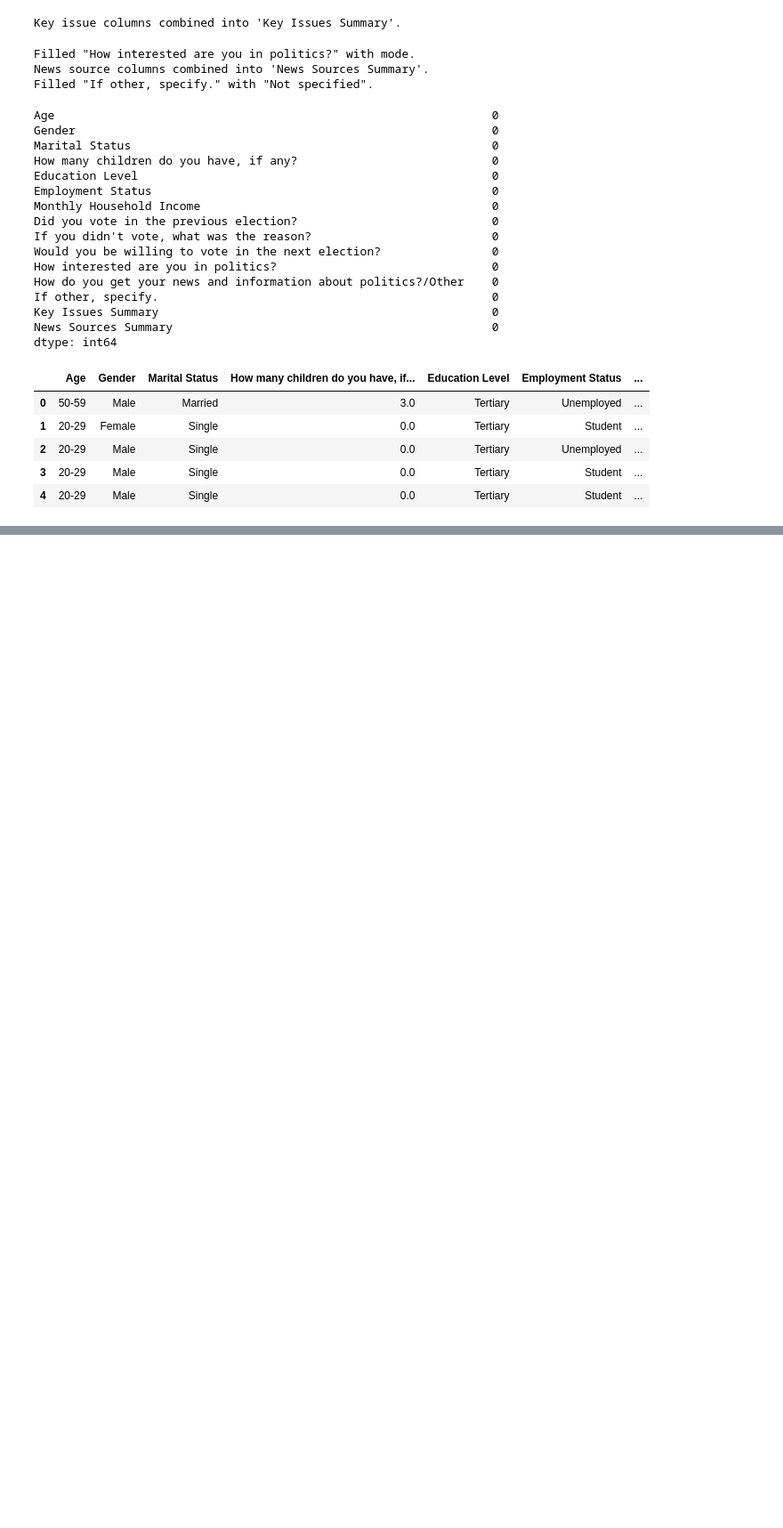
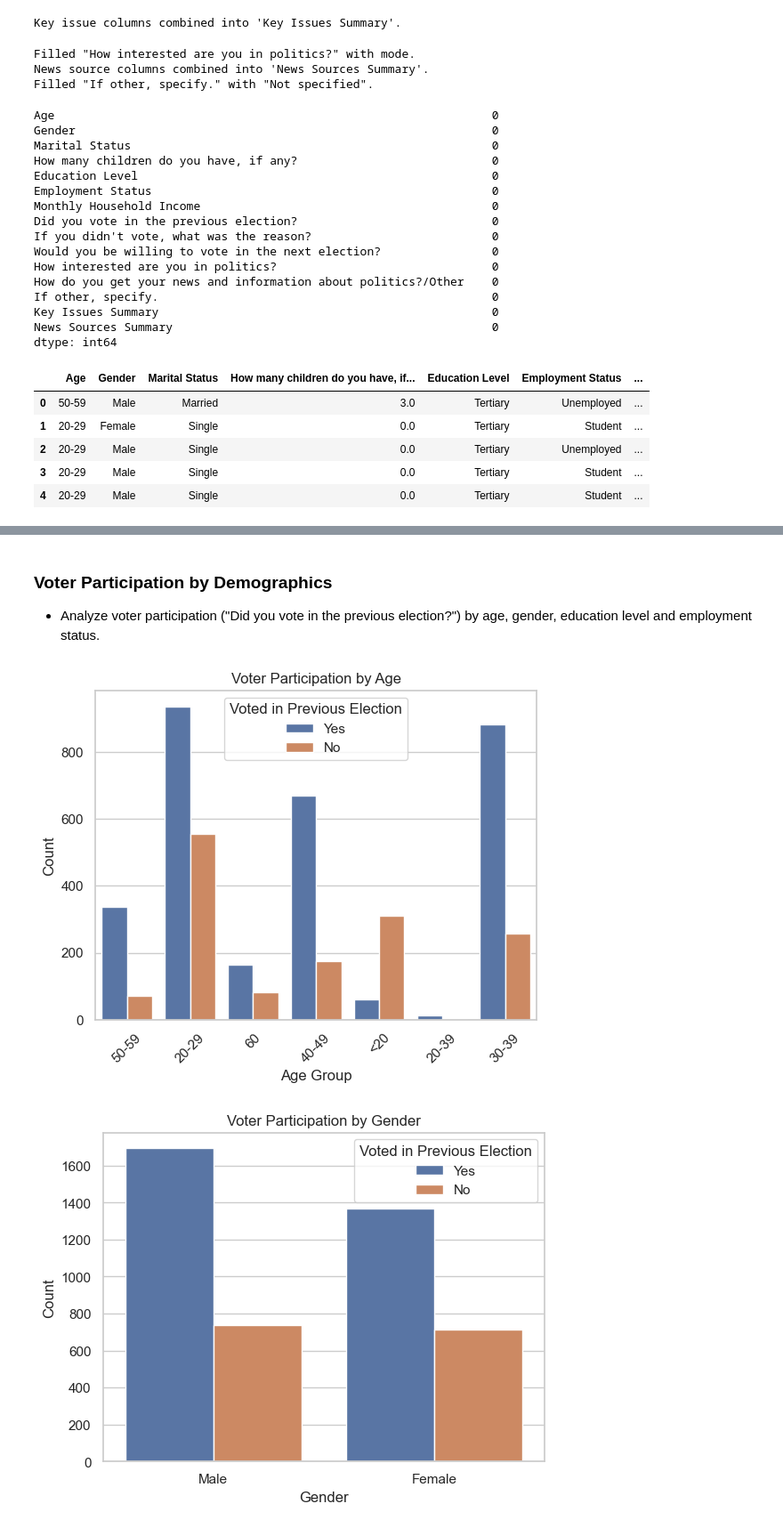
Before and after one commit to simonMakumi/Election-Data-Analysis, a Jupyter notebook: eda.ipynb, the cells around one changed output, grey strips where cells are left out. Shown at 89% size. Saved outputs shown, nothing was run; the diff lists cells and outputs as text; code cells hidden in the pictures; blank space fills up the shorter version.

```diff
--- a/eda.ipynb
+++ b/eda.ipynb
@@ -315,0 +348,37 @@ Cleaned data saved to cleaned_election_data.csv
+# %% [markdown]
+### Voter Participation by Demographics
+- Analyze voter participation ("Did you vote in the previous election?") by age, gender, education level and employment status.
+# %%
+sns.countplot(data=data, x='Age', hue='Did you vote in the previous election?')
+plt.title("Voter Participation by Age")
+plt.xlabel("Age Group")
+plt.ylabel("Count")
+plt.legend(title="Voted in Previous Election")
+plt.xticks(rotation=45)
+plt.show()
+
+sns.countplot(data=data, x='Gender', hue='Did you vote in the previous election?')
+plt.title("Voter Participation by Gender")
+plt.xlabel("Gender")
+plt.ylabel("Count")
+plt.legend(title="Voted in Previous Election")
+plt.show()
+
+sns.countplot(data=data, x='Education Level', hue='Did you vote in the previous election?')
+plt.title("Voter Participation by Education Level")
+plt.xlabel("Education Level")
+plt.ylabel("Count")
+plt.legend(title="Voted in Previous Election")
+plt.xticks(rotation=45)
+plt.show()
+
+sns.countplot(data=data, x='Employment Status', hue='Did you vote in the previous election?')
+plt.title("Voter Participation by Employment Status")
+plt.xlabel("Employment Status")
+plt.ylabel("Count")
+plt.legend(title="Voted in Previous Election")
+plt.xticks(rotation=45)
+plt.show()
+# %% [output]
+[figure, added]
+[figure, added]
```
Also changed, not shown: parts of 9 cells of this notebook.
